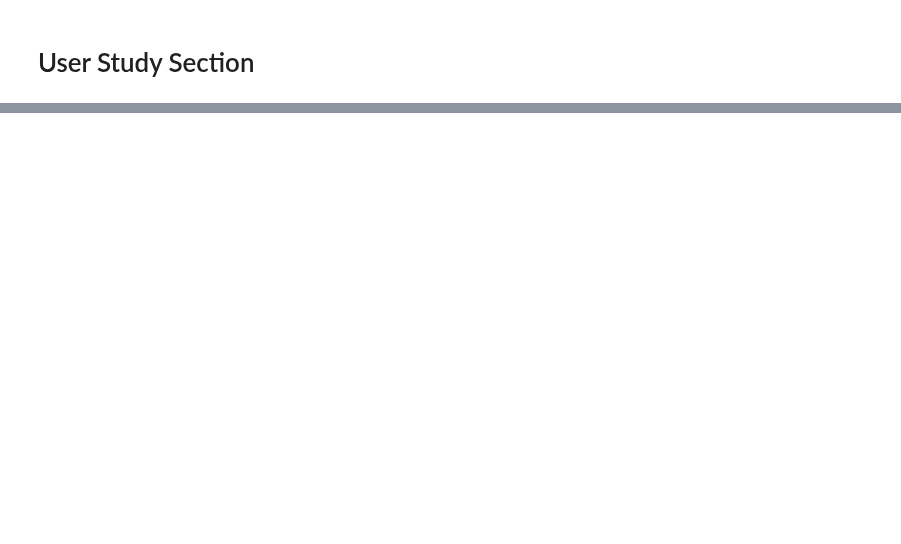
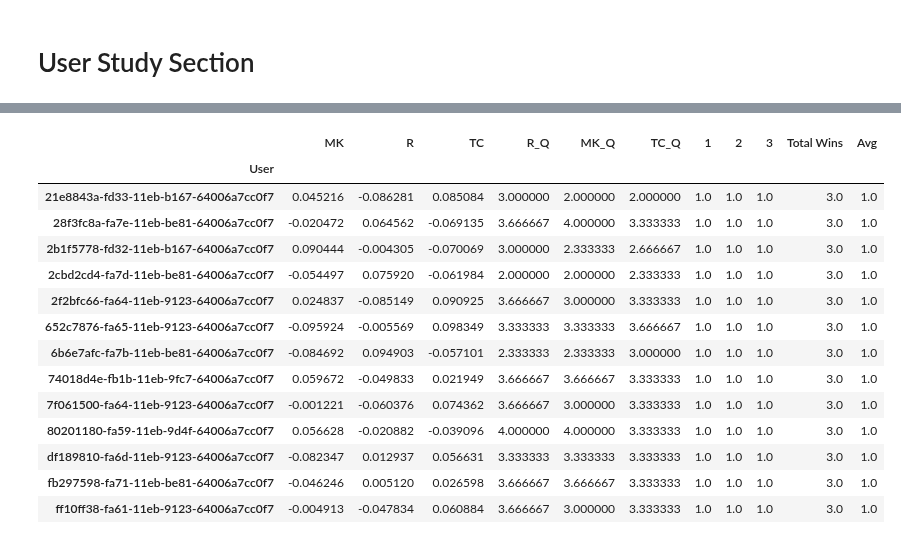
Before and after one commit to mcgreentn/md2_mechanic_analysis, a Jupyter notebook: analysis.ipynb, the cells around one changed output, grey strips where cells are left out. Saved outputs shown, nothing was run; the diff lists cells and outputs as text; code cells hidden in the pictures; blank space fills up the shorter version.

```diff
--- a/analysis.ipynb
+++ b/analysis.ipynb
@@ -776,0 +918,27 @@ for entry in user_entries:
+# %%
+# Players that dont abide by any playstyle (all are around 0)
+# epsilon chosen bc anything much smaller results in fewer results (0.05 has one player)
+eps = 0.1
+
+mk_cond = (df.MK < 0 + eps) & (df.MK > 0 - eps)
+r_cond = (df.R < 0 + eps) & (df.R > 0 - eps)
+tc_cond = (df.TC < 0 + eps) & (df.TC > 0 - eps)
+df[mk_cond & r_cond & tc_cond]
+
+# interestingly all of them win all three levels
+# %% [output]
+|  | MK | R | TC | R_Q | MK_Q | TC_Q | 1 | 2 | 3 | Total Wins | Avg |
+| User |  |  |  |  |  |  |  |  |  |  |  |
+| 21e8843a-fd33-11eb-b167-64006a7cc0f7 | 0.045216 | -0.086281 | 0.085084 | 3.000000 | 2.000000 | 2.000000 | 1.0 | 1.0 | 1.0 | 3.0 | 1.0 |
+| 28f3fc8a-fa7e-11eb-be81-64006a7cc0f7 | -0.020472 | 0.064562 | -0.069135 | 3.666667 | 4.000000 | 3.333333 | 1.0 | 1.0 | 1.0 | 3.0 | 1.0 |
+| 2b1f5778-fd32-11eb-b167-64006a7cc0f7 | 0.090444 | -0.004305 | -0.070069 | 3.000000 | 2.333333 | 2.666667 | 1.0 | 1.0 | 1.0 | 3.0 | 1.0 |
+| 2cbd2cd4-fa7d-11eb-be81-64006a7cc0f7 | -0.054497 | 0.075920 | -0.061984 | 2.000000 | 2.000000 | 2.333333 | 1.0 | 1.0 | 1.0 | 3.0 | 1.0 |
+| 2f2bfc66-fa64-11eb-9123-64006a7cc0f7 | 0.024837 | -0.085149 | 0.090925 | 3.666667 | 3.000000 | 3.333333 | 1.0 | 1.0 | 1.0 | 3.0 | 1.0 |
+| 652c7876-fa65-11eb-9123-64006a7cc0f7 | -0.095924 | -0.005569 | 0.098349 | 3.333333 | 3.333333 | 3.666667 | 1.0 | 1.0 | 1.0 | 3.0 | 1.0 |
+| 6b6e7afc-fa7b-11eb-be81-64006a7cc0f7 | -0.084692 | 0.094903 | -0.057101 | 2.333333 | 2.333333 | 3.000000 | 1.0 | 1.0 | 1.0 | 3.0 | 1.0 |
+| 74018d4e-fb1b-11eb-9fc7-64006a7cc0f7 | 0.059672 | -0.049833 | 0.021949 | 3.666667 | 3.666667 | 3.333333 | 1.0 | 1.0 | 1.0 | 3.0 | 1.0 |
+| 7f061500-fa64-11eb-9123-64006a7cc0f7 | -0.001221 | -0.060376 | 0.074362 | 3.666667 | 3.000000 | 3.333333 | 1.0 | 1.0 | 1.0 | 3.0 | 1.0 |
+| 80201180-fa59-11eb-9d4f-64006a7cc0f7 | 0.056628 | -0.020882 | -0.039096 | 4.000000 | 4.000000 | 3.333333 | 1.0 | 1.0 | 1.0 | 3.0 | 1.0 |
+| df189810-fa6d-11eb-9123-64006a7cc0f7 | -0.082347 | 0.012937 | 0.056631 | 3.333333 | 3.333333 | 3.333333 | 1.0 | 1.0 | 1.0 | 3.0 | 1.0 |
+| fb297598-fa71-11eb-be81-64006a7cc0f7 | -0.046246 | 0.005120 | 0.026598 | 3.666667 | 3.666667 | 3.333333 | 1.0 | 1.0 | 1.0 | 3.0 | 1.0 |
+| ff10ff38-fa61-11eb-9123-64006a7cc0f7 | -0.004913 | -0.047834 | 0.060884 | 3.666667 | 3.000000 | 3.333333 | 1.0 | 1.0 | 1.0 | 3.0 | 1.0 |
```
Also changed, not shown: parts of 23 cells of this notebook.
